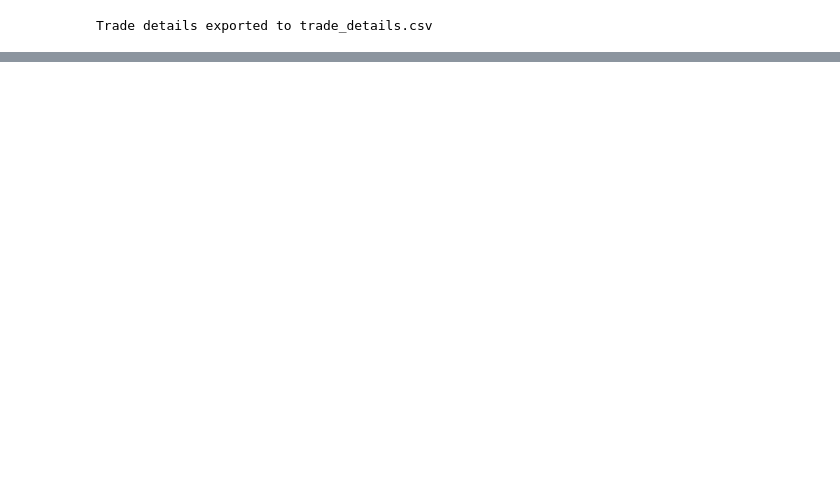
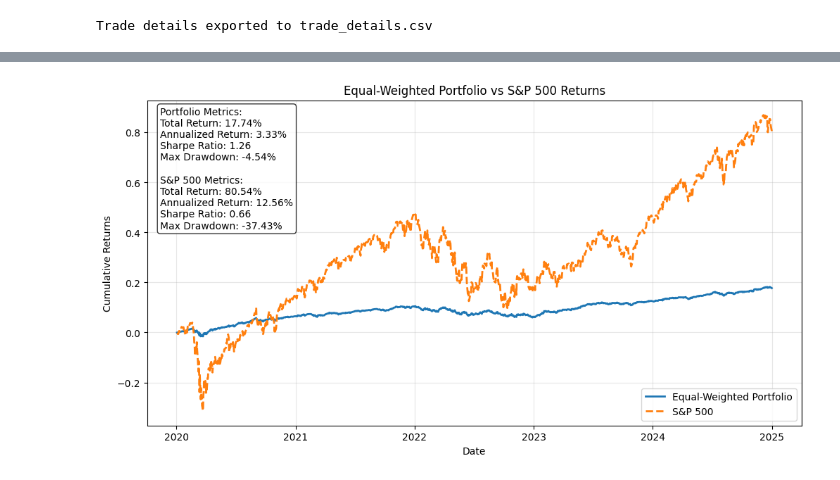
Before and after one commit to cgN77/invsto, a Jupyter notebook: Invsto.ipynb, the cells around one changed output, grey strips where cells are left out. Saved outputs shown, nothing was run; the diff lists cells and outputs as text; code cells hidden in the pictures; blank space fills up the shorter version.

```diff
--- a/Invsto.ipynb
+++ b/Invsto.ipynb
@@ -1042,0 +558,92 @@ plot_performance(performance)
+# %%
+def plot_equal_weighted_returns_with_benchmark():
+    # Set date range
+    start_date = '2020-01-01'
+    end_date = '2025-01-01'
+
+    # Collect data for all symbols
+    data_dict = {}
+    for symbol in symbols:
+        try:
+            ticker = yf.Ticker(symbol)
+            df = ticker.history(start=start_date, end=end_date)
+            data_dict[symbol] = df['Close']
+            print(f"Collected data for {symbol}")
+        except Exception as e:
+            print(f"Error collecting data for {symbol}: {str(e)}")
+
+    # Calculate daily returns for each stock
+    returns_dict = {}
+    for symbol, prices in data_dict.items():
+        returns_dict[symbol] = prices.pct_change()
+
+    # Calculate equal-weighted portfolio returns (0.1 for each asset)
+    portfolio_returns = pd.DataFrame(returns_dict).mean(axis=1) * 0.1
+
+    # Get S&P 500 data
+    try:
+        sp500 = yf.Ticker('^GSPC')
+        sp500_data = sp500.history(start=start_date, end=end_date)
+        sp500_returns = sp500_data['Close'].pct_change()
+        print("Collected S&P 500 data")
+    except Exception as e:
+        print(f"Error collecting S&P 500 data: {str(e)}")
+        sp500_returns = None
+
+    # Calculate cumulative returns
+    portfolio_cumulative = (1 + portfolio_returns).cumprod() - 1
+    if sp500_returns is not None:
+        sp500_cumulative = (1 + sp500_returns).cumprod() - 1
+
+    # Create the plot
+    plt.figure(figsize=(12, 6))
+
+    # Plot portfolio returns
+    plt.plot(portfolio_cumulative.index, portfolio_cumulative.values,
+             linewidth=2, label='Equal-Weighted Portfolio')
+
+    # Plot S&P 500 returns if available
+    if sp500_returns is not None:
+        plt.plot(sp500_cumulative.index, sp500_cumulative.values,
+                 linewidth=2, label='S&P 500', linestyle='--')
+
+    plt.title('Equal-Weighted Portfolio vs S&P 500 Returns')
+    plt.xlabel('Date')
+    plt.ylabel('Cumulative Returns')
+    plt.grid(True, alpha=0.3)
+    plt.legend()
+
+    # Calculate and display performance metrics
+    portfolio_total_return = portfolio_cumulative.iloc[-1]
+    portfolio_annualized = (1 + portfolio_total_return) ** (252 / len(portfolio_returns)) - 1
+    portfolio_sharpe = np.sqrt(252) * portfolio_returns.mean() / portfolio_returns.std()
+    portfolio_drawdown = (portfolio_cumulative - portfolio_cumulative.expanding().max()).min()
+
+    metrics_text = f'Portfolio Metrics:\n'
+    metrics_text += f'Total Return: {portfolio_total_return:.2%}\n'
+    metrics_text += f'Annualized Return: {portfolio_annualized:.2%}\n'
+    metrics_text += f'Sharpe Ratio: {portfolio_sharpe:.2f}\n'
+    metrics_text += f'Max Drawdown: {portfolio_drawdown:.2%}'
+
+    if sp500_returns is not None:
+        sp500_total_return = sp500_cumulative.iloc[-1]
+        sp500_annualized = (1 + sp500_total_return) ** (252 / len(sp500_returns)) - 1
+        sp500_sharpe = np.sqrt(252) * sp500_returns.mean() / sp500_returns.std()
+        sp500_drawdown = (sp500_cumulative - sp500_cumulative.expanding().max()).min()
+
+        metrics_text += f'\n\nS&P 500 Metrics:\n'
+        metrics_text += f'Total Return: {sp500_total_return:.2%}\n'
+        metrics_text += f'Annualized Return: {sp500_annualized:.2%}\n'
+        metrics_text += f'Sharpe Ratio: {sp500_sharpe:.2f}\n'
+        metrics_text += f'Max Drawdown: {sp500_drawdown:.2%}'
+
+    plt.text(0.02, 0.98, metrics_text,
+             transform=plt.gca().transAxes,
+             verticalalignment='top',
+             bbox=dict(boxstyle='round', facecolor='white', alpha=0.8))
+
+    plt.show()
+
+# Run the function
+plot_equal_weighted_returns_with_benchmark()
+# %% [output]
@@ -1043,3 +661,4 @@ plot_performance(performance)
+[figure, added]
 # %%
 def get_asset_allocation_over_time(portfolio) -> pd.DataFrame:
     """
```
Also changed, not shown: parts of 11 cells of this notebook.
